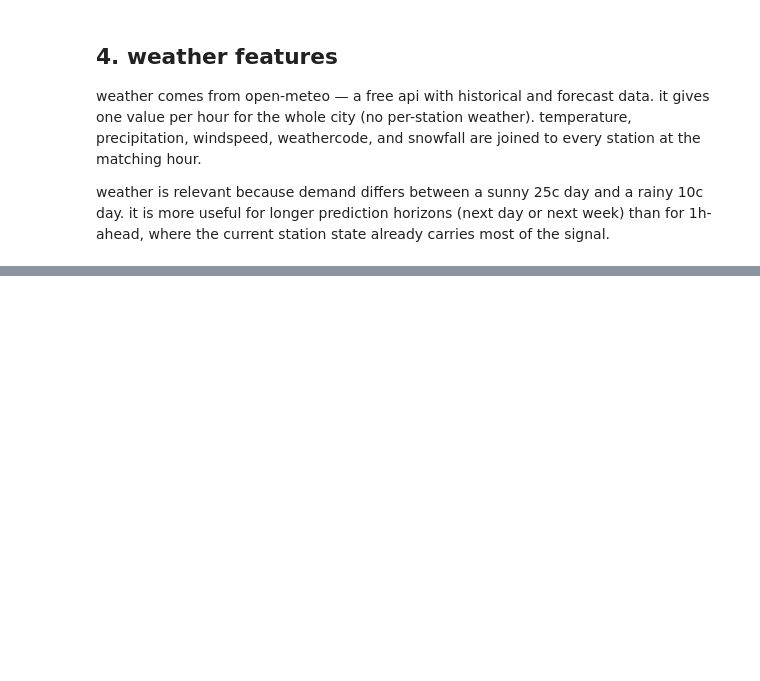
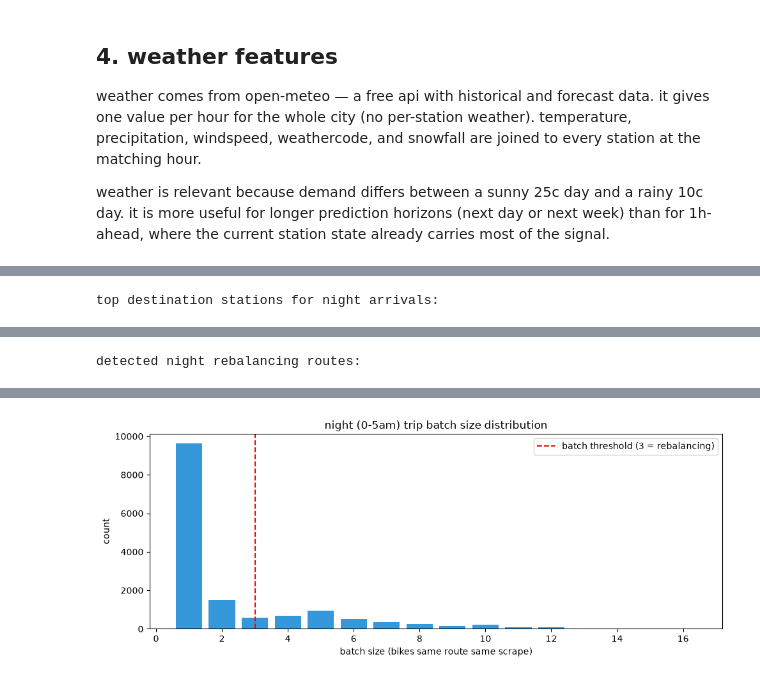
Before and after one commit to vinechai/nextbike, a Jupyter notebook: notebooks/02_features.ipynb, the cells around one changed output, grey strips where cells are left out. Saved outputs shown, nothing was run; the diff lists cells and outputs as text; code cells hidden in the pictures; blank space fills up the shorter version.

```diff
--- a/notebooks/02_features.ipynb
+++ b/notebooks/02_features.ipynb
@@ -404,0 +855,72 @@ print(f'\nsaved to {out_path}  ({out_path.stat().st_size / 1e6:.1f} MB)')
+# %%
+# night trip investigation: what actually happens between 0-6am?
+# model overpredicts at 3am — look at raw trips to understand why.
+# trips already has name_from / name_to from the sql query, no extra joins needed.
+
+night_trips = trips[
+    trips['arrive_time'].dt.tz_convert('Europe/Prague').dt.hour.isin(range(0, 6))
+].copy()
+night_trips['hour_local'] = night_trips['arrive_time'].dt.tz_convert('Europe/Prague').dt.hour
+
+n_reb = night_trips['is_rebalancing'].sum()
+print(f'night trips (0-5am): {len(night_trips):,}')
+print(f'flagged as rebalancing: {n_reb:,} ({n_reb/len(night_trips)*100:.1f}%)')
+print(f'NOT flagged: {len(night_trips) - n_reb:,}')
+
+# 2-bike night moves: below our threshold of 3 but suspicious overnight
+batches_2 = night_trips[
+    (night_trips['batch_size'] == 2) & (~night_trips['is_rebalancing'])
+].copy()
+print(f'\nbatch_size=2, not flagged: {len(batches_2):,} moves, {batches_2["bike_id"].nunique():,} unique bikes')
+
+if len(batches_2) > 0:
+    missed_routes = (
+        batches_2
+        .groupby(['name_from', 'name_to'])
+        .agg(n_moves=('bike_id', 'count'), n_scrapes=('arrive_time', 'nunique'))
+        .reset_index()
+        .sort_values('n_moves', ascending=False)
+    )
+    print('\nmost frequent 2-bike night routes (not flagged):')
+    display(missed_routes.head(20))
+
+# top destination stations for ALL night arrivals
+night_dest = (
+    night_trips
+    .groupby(['to_station', 'name_to'])
+    .agg(
+        total_arrivals=('bike_id', 'count'),
+        reb_flagged=('is_rebalancing', 'sum'),
+        max_batch=('batch_size', 'max'),
+    )
+    .reset_index()
+    .sort_values('total_arrivals', ascending=False)
+)
+print('\ntop destination stations for night arrivals:')
+display(night_dest.head(20))
+
+# flagged rebalancing routes at night
+night_reb = night_trips[night_trips['is_rebalancing']].copy()
+if len(night_reb) > 0:
+    night_reb_routes = (
+        night_reb
+        .groupby(['name_from', 'name_to'])
+        .agg(n_moves=('bike_id', 'count'), avg_batch=('batch_size', 'mean'))
+        .reset_index()
+        .sort_values('n_moves', ascending=False)
+    )
+    print('\ndetected night rebalancing routes:')
+    display(night_reb_routes.head(20))
+
+# batch size distribution at night
+fig, ax = plt.subplots(figsize=(10, 4))
+batch_counts = night_trips['batch_size'].value_counts().sort_index()
+ax.bar(batch_counts.index, batch_counts.values, color='#3498db', edgecolor='none')
+ax.axvline(3, color='r', linestyle='--', linewidth=1.5, label='batch threshold (3 = rebalancing)')
+ax.set_xlabel('batch size (bikes same route same scrape)')
+ax.set_ylabel('count')
+ax.set_title('night (0-5am) trip batch size distribution')
+ax.legend()
+plt.tight_layout()
+plt.show()
+# %% [output]
@@ -404,0 +951 @@ print(f'\nsaved to {out_path}  ({out_path.stat().st_size / 1e6:.1f} MB)')
+top destination stations for night arrivals:
@@ -404,0 +969 @@ print(f'\nsaved to {out_path}  ({out_path.stat().st_size / 1e6:.1f} MB)')
+detected night rebalancing routes:
@@ -404,0 +987 @@ print(f'\nsaved to {out_path}  ({out_path.stat().st_size / 1e6:.1f} MB)')
+[figure, added]
```
Also changed, not shown: parts of 18 cells of this notebook, 7 other files.
